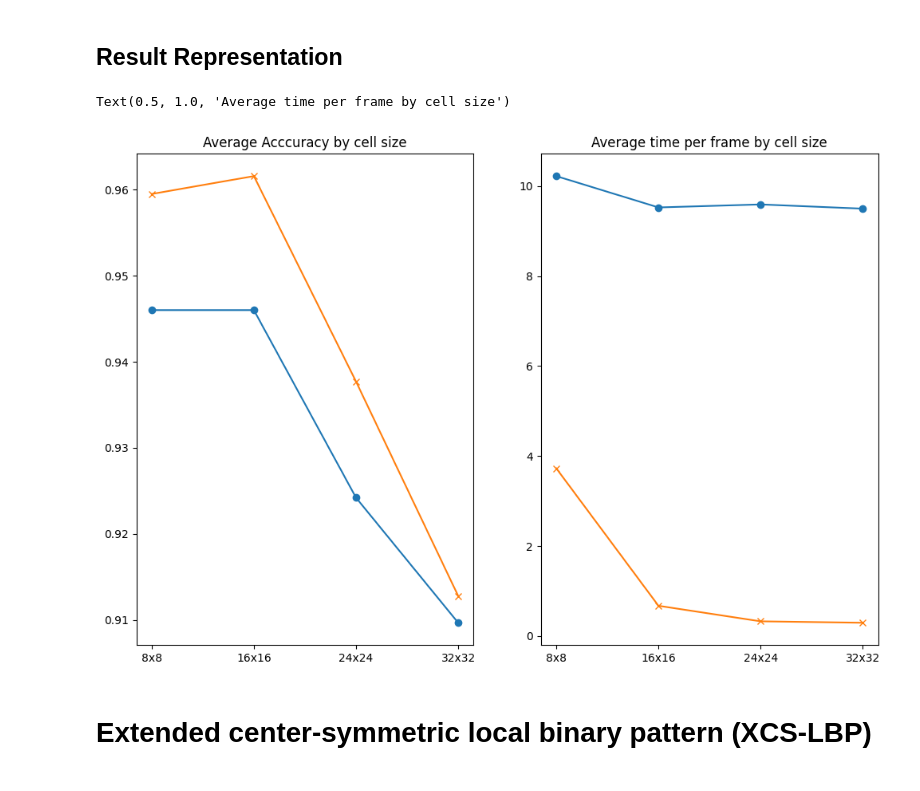
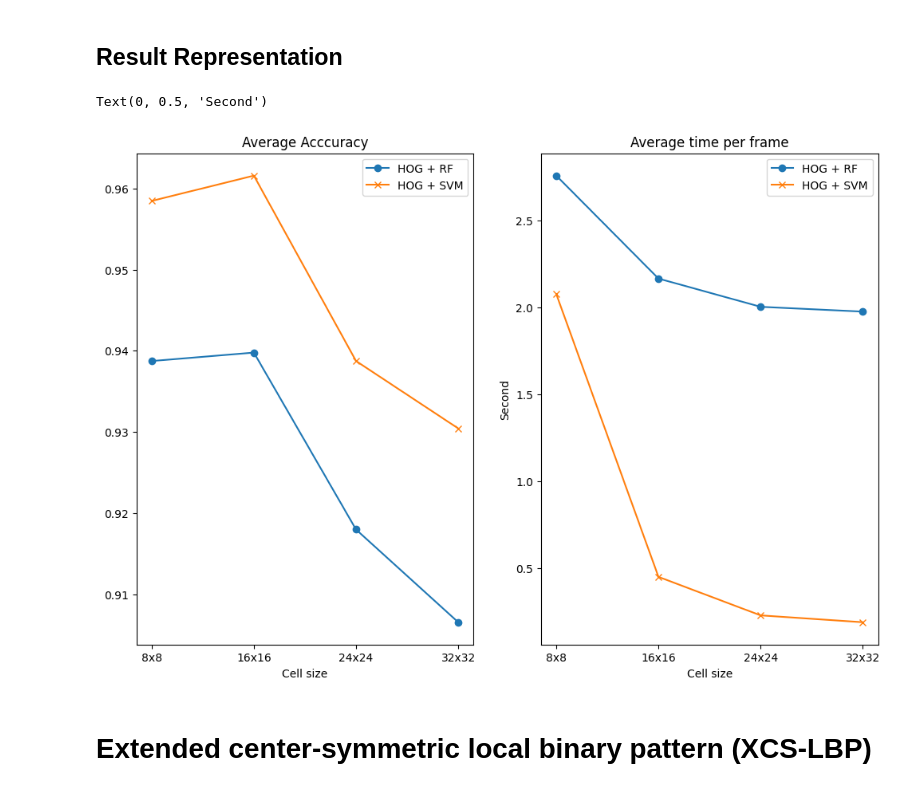
Before and after one commit to Anthony-D11/realtime-pedestrian-detection, a Jupyter notebook: main.ipynb, the cells around one changed output. Saved outputs shown, nothing was run; the diff lists cells and outputs as text; code cells hidden in the pictures.

```diff
--- a/main.ipynb
+++ b/main.ipynb
@@ -45,7 +45,7 @@ test_image_path = "./media/test_image.png"
 multi_object_image_path = "./media/multi_object_image.jpg"
 pedestrian_video_path = "./media/pedestrian_video.mp4"
 
-def features_available(name, dataset_name_list=['train', 'test', 'valid']):
+def features_available(name, dataset_name_list=['train', 'test']):
     for dataset_name in dataset_name_list:
         features_path = os.path.join(os.path.join(data_folder, 'extracted_features'), dataset_name)
         features_path = os.path.join(features_path, name + '_features.npy')
@@ -292,22 +292,24 @@ def tune_parameters(features_train, y_train):
     }
     rf = RandomForestClassifier(random_state=42)
 
-    gsc_rf = RandomizedSearchCV(rf, rf_params, cv = 5, scoring='accuracy', return_train_score=True)
+    gsc_rf = RandomizedSearchCV(rf, rf_params, cv = 5, scoring='accuracy', verbose=10, return_train_score=True)
     gsc_rf.fit(features_train, y_train)
     print(gsc_rf.best_score_)
+    print(gsc_rf.best_params_)
 
     # Construct SVM hyperparameters dictionary
     svm_params = {
-        'C': [0.1, 1, 10],
+        'C': [0.1, 1, 10, 100, 1000],
         'kernel': ['rbf', 'linear', 'poly', 'sigmoid'],
-        'gamma': ['scale', 'auto', 0.1]
+        'gamma': ['scale', 0.001, 0.01, 0.1]
     }
 
     svc = svm.SVC(random_state=42)
 
-    gsc_svm = RandomizedSearchCV(svc, svm_params, cv = 5, scoring='accuracy', return_train_score=True)
+    gsc_svm = RandomizedSearchCV(svc, svm_params, cv = 5, scoring='accuracy', verbose=10, return_train_score=True)
     gsc_svm.fit(features_train, y_train)
     print(gsc_svm.best_score_)
+    print(gsc_svm.best_params_)
 
     return gsc_rf.best_params_, gsc_svm.best_params_
 # %% [markdown]
@@ -507,21 +574,33 @@ print(svc_hog_best_parameters)
 # %%
 import matplotlib.pyplot as plt
 
 cell_sizes_text = ["8x8", "16x16", "24x24", "32x32"]
+# Gather information from the previous part
+# rf_hog_accuracy = [0.9460020768431984, 0.9460020768431984, 0.9241952232606438, 0.9096573208722741]
+# svc_hog_accuracy = [0.9595015576323987, 0.9615784008307373, 0.9376947040498442, 0.9127725856697819]
+# rf_hog_time_per_frame = [10.224222922325135, 9.527984499931335, 9.594425535202026, 9.500976061820984]
+# svc_hog_time_per_frame = [3.728039264678955, 0.6720009803771972, 0.3268622875213623, 0.29410462379455565]
+# [0.9387331256490135, 0.9397715472481828, 0.9179646936656283, 0.9065420560747663]
+# [0.9584631360332295, 0.9615784008307373, 0.9387331256490135, 0.9304257528556594]
+# [2.645340347290039, 2.062698411941528, 1.950151252746582, 1.8965548992156982]
+# [3.4299094915390014, 0.4140578508377075, 0.2209857225418091, 0.18008975982666015]
 
 fig, (ax1, ax2) = plt.subplots(1, 2, figsize=(12, 8))
 ax1.plot(cell_sizes_text, rf_hog_accuracy, marker='o', label='HOG + RF')
 ax1.plot(cell_sizes_text, svc_hog_accuracy, marker='x', label='HOG + SVM')
 ax1.legend(loc='upper right')
-ax1.set_title('Average Acccuracy by cell size')
+ax1.set_title('Average Acccuracy')
+ax1.set_xlabel('Cell size')
 
 ax2.plot(cell_sizes_text, rf_hog_time_per_frame, marker='o', label='HOG + RF')
 ax2.plot(cell_sizes_text, svc_hog_time_per_frame, marker='x', label='HOG + SVM')
 ax2.legend(loc='upper right')
-ax2.set_title('Average time per frame by cell size')
+ax2.set_title('Average time per frame')
+ax2.set_xlabel('Cell size')
+ax2.set_ylabel('Second')
 # %% [output]
-Text(0.5, 1.0, 'Average time per frame by cell size')
+Text(0, 0.5, 'Second')
-[figure, old version]
+[figure, new version]
 # %% [markdown]
 # Extended center-symmetric local binary pattern (XCS-LBP)
 # %% [markdown]
```
Also changed, not shown: parts of 15 cells of this notebook, 1 other file.
